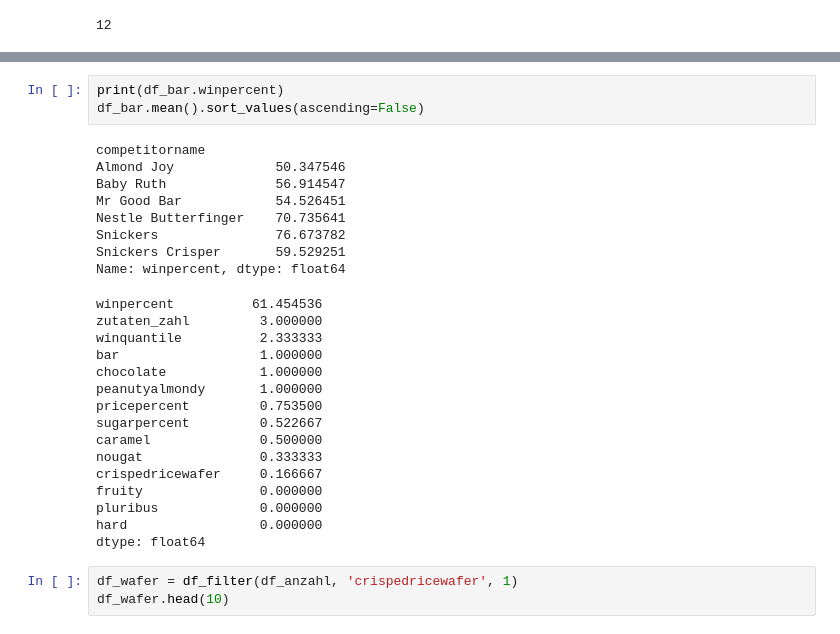
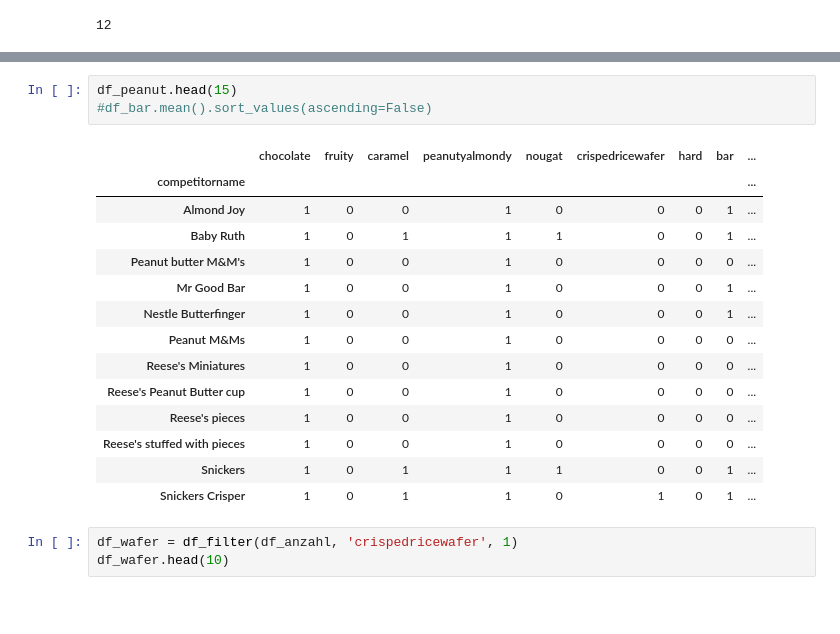
Before and after one commit to amanda8412383/candy_ranking, a Jupyter notebook: etl.ipynb, the cells around one changed output, grey strips where cells are left out. Cells and saved outputs as stored; diff of their text form; blank space fills up the shorter version.

Commit message:
more comparison for caramel choco waffer

```diff
--- a/etl.ipynb
+++ b/etl.ipynb
@@ -174,32 +174,23 @@ df_bar = df_filter(df_ein, 'bar', 1)
 # %% [output]
 6
 # %%
-print(df_bar.winpercent)
-df_bar.mean().sort_values(ascending=False)
+df_peanut.head(15)
+#df_bar.mean().sort_values(ascending=False)
 # %% [output]
-competitorname
-Almond Joy             50.347546
-Baby Ruth              56.914547
-Mr Good Bar            54.526451
-Nestle Butterfinger    70.735641
-Snickers               76.673782
-Snickers Crisper       59.529251
-Name: winpercent, dtype: float64
-winpercent          61.454536
-zutaten_zahl         3.000000
-winquantile          2.333333
-bar                  1.000000
-chocolate            1.000000
-peanutyalmondy       1.000000
-pricepercent         0.753500
-sugarpercent         0.522667
-caramel              0.500000
-nougat               0.333333
-crispedricewafer     0.166667
-fruity               0.000000
-pluribus             0.000000
-hard                 0.000000
-dtype: float64
+|  | chocolate | fruity | caramel | peanutyalmondy | nougat | crispedricewafer | hard | bar | ... |
+| competitorname |  |  |  |  |  |  |  |  | ... |
+| Almond Joy | 1 | 0 | 0 | 1 | 0 | 0 | 0 | 1 | ... |
+| Baby Ruth | 1 | 0 | 1 | 1 | 1 | 0 | 0 | 1 | ... |
+| Peanut butter M&M's | 1 | 0 | 0 | 1 | 0 | 0 | 0 | 0 | ... |
+| Mr Good Bar | 1 | 0 | 0 | 1 | 0 | 0 | 0 | 1 | ... |
+| Nestle Butterfinger | 1 | 0 | 0 | 1 | 0 | 0 | 0 | 1 | ... |
+| Peanut M&Ms | 1 | 0 | 0 | 1 | 0 | 0 | 0 | 0 | ... |
+| Reese's Miniatures | 1 | 0 | 0 | 1 | 0 | 0 | 0 | 0 | ... |
+| Reese's Peanut Butter cup | 1 | 0 | 0 | 1 | 0 | 0 | 0 | 0 | ... |
+| Reese's pieces | 1 | 0 | 0 | 1 | 0 | 0 | 0 | 0 | ... |
+| Reese's stuffed with pieces | 1 | 0 | 0 | 1 | 0 | 0 | 0 | 0 | ... |
+| Snickers | 1 | 0 | 1 | 1 | 1 | 0 | 0 | 1 | ... |
+| Snickers Crisper | 1 | 0 | 1 | 1 | 0 | 1 | 0 | 1 | ... |
 # %%
 df_wafer = df_filter(df_anzahl, 'crispedricewafer', 1)
 df_wafer.head(10)
```
Also changed, not shown: parts of 3 cells of this notebook, 1 other file.
